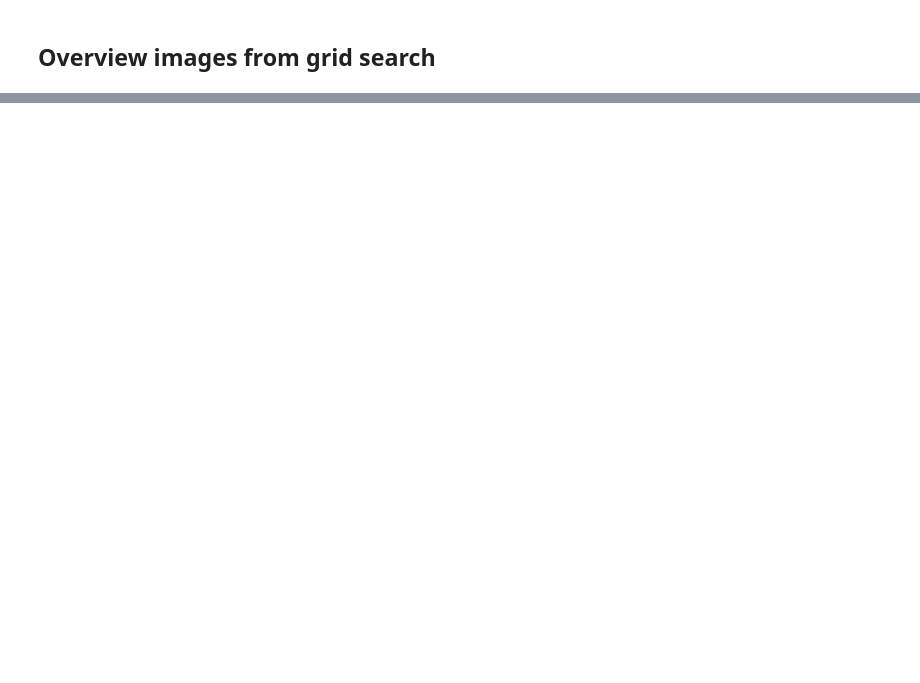
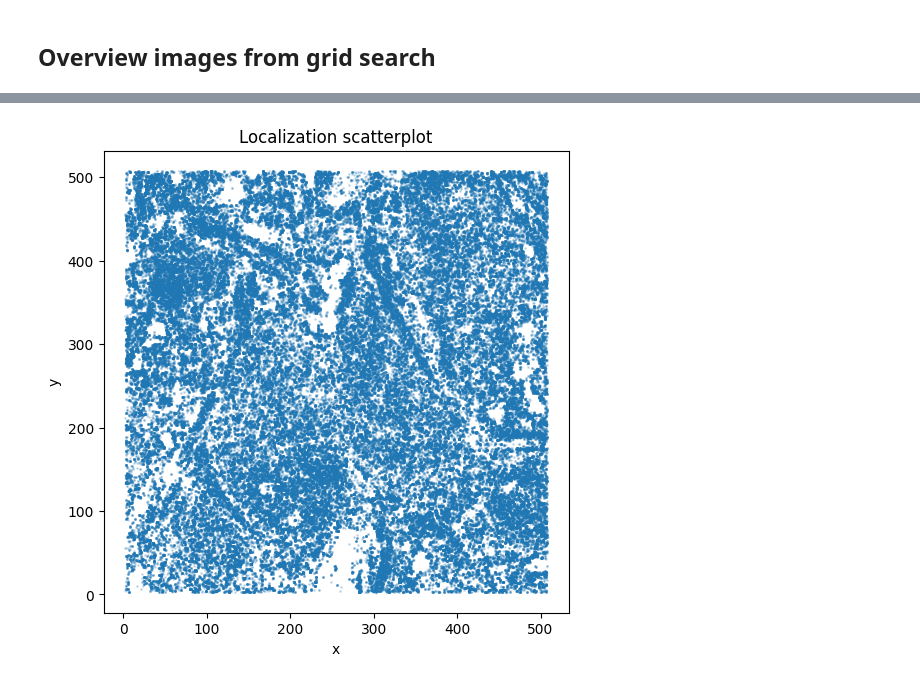
Before and after one commit to dgound/SPARZ, a Jupyter notebook: extra_code/plot_figure_4.ipynb, the cells around one changed output, grey strips where cells are left out. Drawn from its saved outputs; the diff is of its cells as text; code cells hidden in the pictures; blank space fills up the shorter version.

```diff
--- a/extra_code/plot_figure_4.ipynb
+++ b/extra_code/plot_figure_4.ipynb
@@ -510,0 +703,84 @@ load_and_plot_npz_files(main_folder_path)
+# %%
+import h5py
+import numpy as np
+import matplotlib.pyplot as plt
+
+# Path to your file
+filename = "/Volumes/T9/DNA-PAINT_raw/raw/localizations/RawFramesforTraining_P5-IS_20pM_locs.hdf5"
+
+with h5py.File(filename, 'r') as f:
+    # Print all groups and datasets recursively
+    def print_h5_structure(g, prefix=''):
+        for key in g:
+            item = g[key]
+            print(prefix + key, "(Group)" if isinstance(item, h5py.Group) else "(Dataset)")
+            # Recurse into group
+            if isinstance(item, h5py.Group):
+                print_h5_structure(item, prefix + "  ")
+
+    print("==== File Structure ====")
+    print_h5_structure(f)
+    print("=======================")
+
+    # Common names for localization tables. Adjust as needed!
+    possible_dataset_names = [
+        'localizations', 'locs', 'positions', 'coords', 'data/localizations', 'data/locs'
+    ]
+
+    # Function to find the first localization dataset
+    def find_localization_dataset(h5file, possible_names):
+        for dsname in possible_names:
+            if dsname in h5file:
+                return h5file[dsname]
+            # check recursively
+            for grp in h5file.values():
+                if isinstance(grp, h5py.Group) and dsname in grp:
+                    return grp[dsname]
+        # If not found, just pick first dataset
+        for item in h5file.values():
+            if isinstance(item, h5py.Dataset):
+                print("WARNING: Using first dataset found:", item.name)
+                return item
+            elif isinstance(item, h5py.Group):
+                dset = find_localization_dataset(item, possible_names)
+                if dset:
+                    return dset
+        return None
+
+    ds = find_localization_dataset(f, possible_dataset_names)
+    if ds is None:
+        raise RuntimeError("Could not find localization dataset!")
+
+    print("\n==== Dataset Info ====")
+    print("Dataset name: ", ds.name)
+    print("Shape: ", ds.shape)
+    print("Dtype: ", ds.dtype)
+    print("Attributes: ", dict(ds.attrs))
+    print("======================")
+
+    # Assuming a table, maybe already in structured array format
+    locs = ds[:]
+
+    # Print field names if structured dtype
+    if locs.dtype.fields is not None:
+        print("\nFields in dataset:", ', '.join(locs.dtype.fields.keys()))
+        # Assuming columns 'x' and 'y' (change as needed)
+        x = locs['x']
+        y = locs['y']
+    else:
+        print("Data is not a structured array, shape:", locs.shape)
+        # Try using columns 0 and 1 if 2D
+        x = locs[:,0]
+        y = locs[:,1]
+
+    print("Number of localizations: ", len(x))
+
+    # --- Simple XY scatterplot ---
+    plt.figure(figsize=(6,6))
+    plt.scatter(x, y, s=1, alpha=0.2)
+    plt.xlabel('x')
+    plt.ylabel('y')
+    plt.title('Localization scatterplot')
+    plt.axis('equal')
+    plt.show()
+# %% [output]
@@ -510,0 +800 @@ load_and_plot_npz_files(main_folder_path)
+[figure, added]
```
Also changed, not shown: parts of 17 cells of this notebook.
